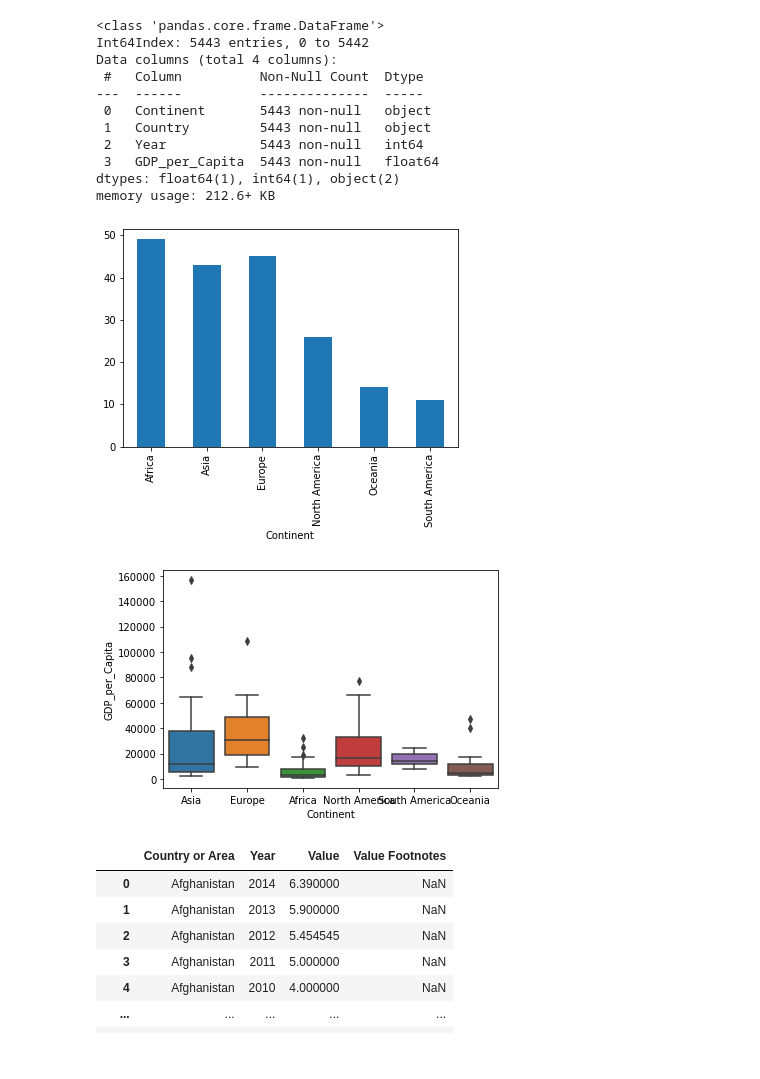
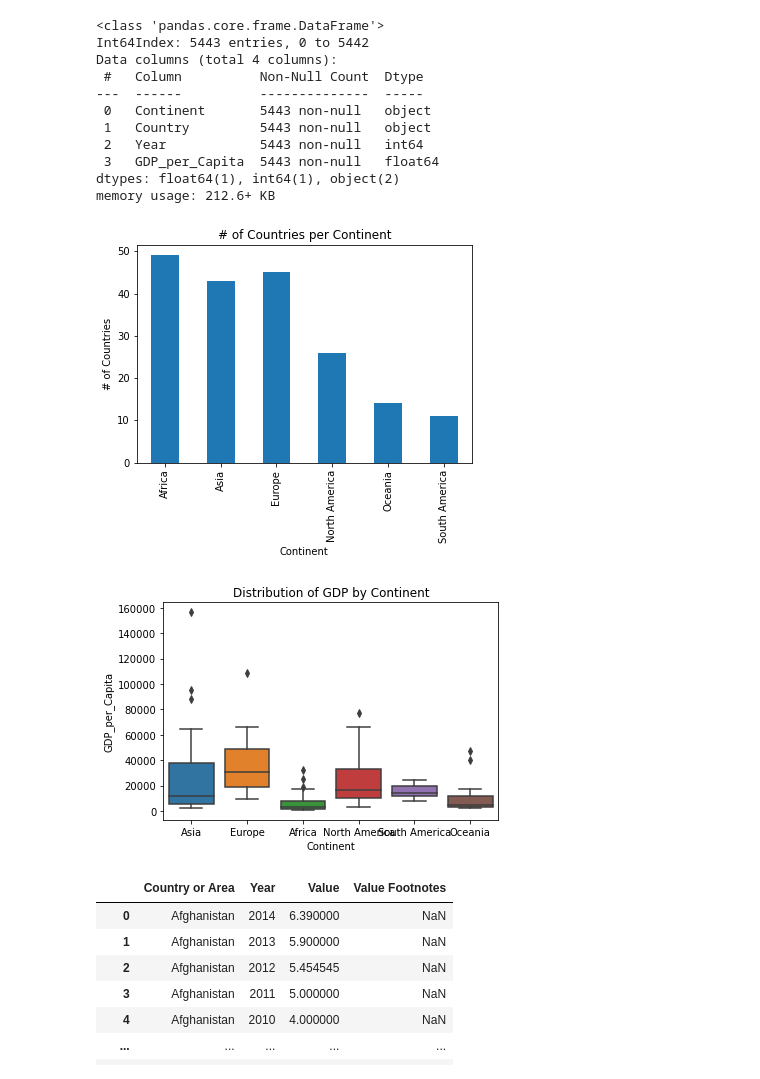
Before and after one commit to nss-data-science-cohort-5/un_exploration-JAGVU09, a Jupyter notebook: notebooks/UN_Data_Exploration.ipynb, the cells around one changed output. Cells and saved outputs as stored; diff of their text form; code cells hidden in the pictures.

```diff
--- a/notebooks/UN_Data_Exploration.ipynb
+++ b/notebooks/UN_Data_Exploration.ipynb
@@ -5,7 +5,7 @@ import matplotlib.pyplot as plt
 import seaborn as sns
 %matplotlib inline
 # %%
-gdp_df = pd.read_csv('../data/gdp_per_capita.csv', skipfooter=2)
+gdp_df = pd.read_csv('../data/gdp_per_capita.csv', skipfooter=2, engine = 'python')
 gdp_df.head(10)
 # %% [output]
 |  | Country or Area | Year | Value | Value Footnotes |
@@ -346,15 +294,19 @@ Data columns (total 4 columns):
 dtypes: float64(1), int64(1), object(2)
 memory usage: 212.6+ KB
 # %%
-gdp_df.groupby("Continent")["Country"].nunique().plot(kind = 'bar');
+gdp_df.groupby("Continent")["Country"].nunique().plot(kind = 'bar')
+plt.title("# of Countries per Continent")
+plt.ylabel("# of Countries");
 # %% [output]
-[figure, old version]
+[figure, new version]
 # %%
 sns.boxplot(data = gdp_df.loc[gdp_df['Year'] == 2014], #loc for pulling out just the year 2014
             x = 'Continent',
-            y = 'GDP_per_Capita');
+            y = 'GDP_per_Capita')
+plt.title("Distribution of GDP by Continent")
+;
 # %% [output]
-[figure, old version]
+[figure, new version]
 # %%
 internet_df = pd.read_csv('../data/internet_use.csv', nrows = 4500)
 # %%
```
Also changed, not shown: parts of 32 cells of this notebook.
